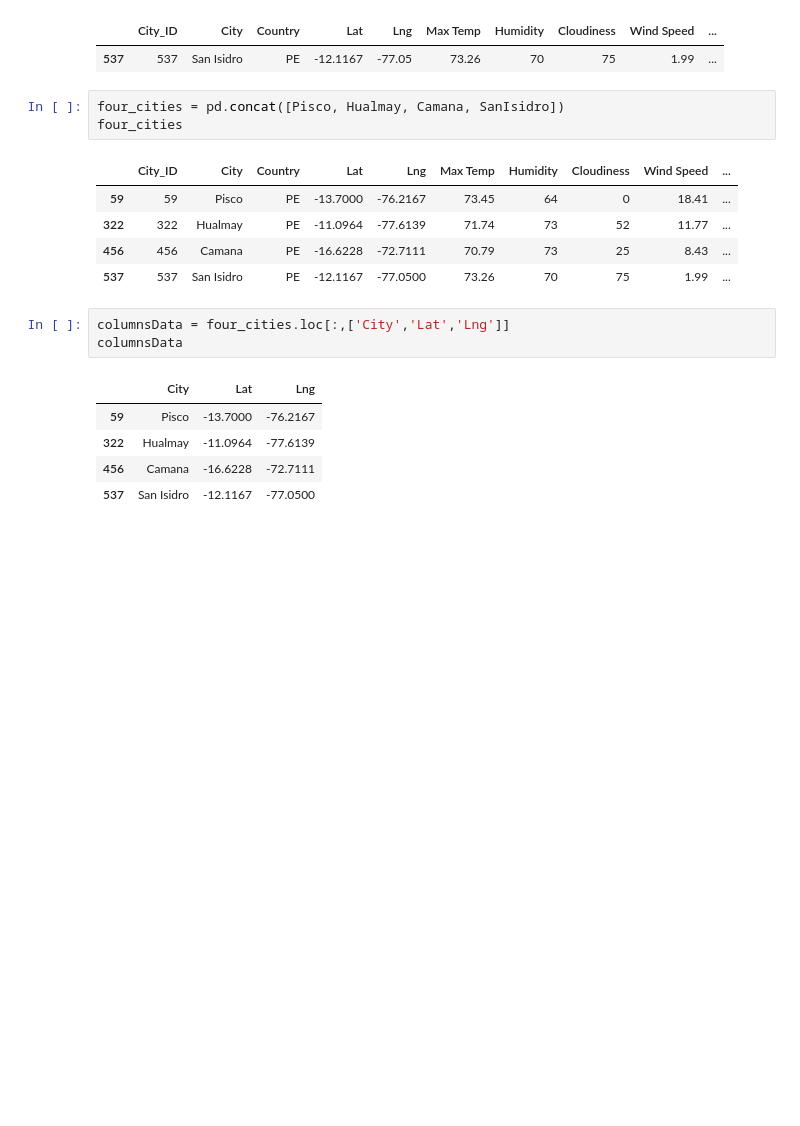
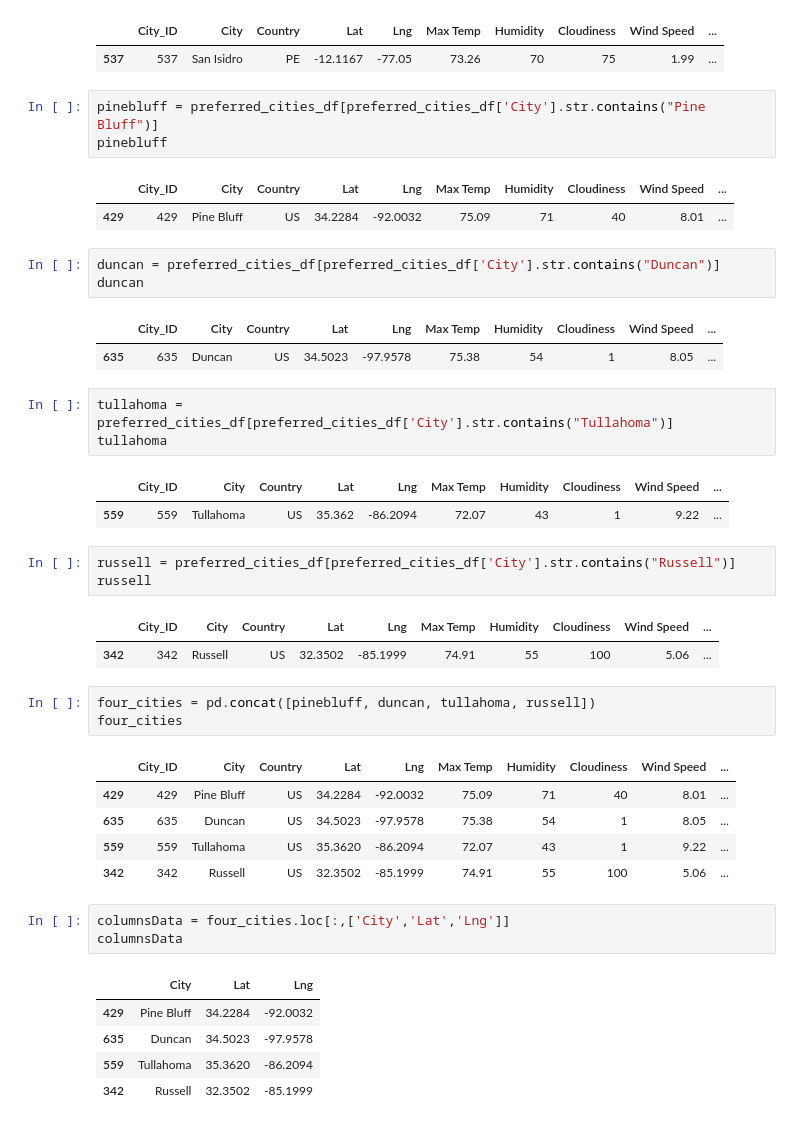
Before and after one commit to JohnJohnson913/World_Weather_Analysis, a Jupyter notebook: Vacation_Itinerary.ipynb, the cells around one changed output. Saved outputs shown, nothing was run; the diff lists cells and outputs as text; blank space fills up the shorter version.

```diff
--- a/Vacation_Itinerary.ipynb
+++ b/Vacation_Itinerary.ipynb
@@ -255,21 +247,45 @@ SanIsidro
 # %% [output]
 |  | City_ID | City | Country | Lat | Lng | Max Temp | Humidity | Cloudiness | Wind Speed | ... |
 | 537 | 537 | San Isidro | PE | -12.1167 | -77.05 | 73.26 | 70 | 75 | 1.99 | ... |
+# %%
+pinebluff = preferred_cities_df[preferred_cities_df['City'].str.contains("Pine Bluff")]
+pinebluff
+# %% [output]
+|  | City_ID | City | Country | Lat | Lng | Max Temp | Humidity | Cloudiness | Wind Speed | ... |
+| 429 | 429 | Pine Bluff | US | 34.2284 | -92.0032 | 75.09 | 71 | 40 | 8.01 | ... |
+# %%
+duncan = preferred_cities_df[preferred_cities_df['City'].str.contains("Duncan")]
+duncan
+# %% [output]
+|  | City_ID | City | Country | Lat | Lng | Max Temp | Humidity | Cloudiness | Wind Speed | ... |
+| 635 | 635 | Duncan | US | 34.5023 | -97.9578 | 75.38 | 54 | 1 | 8.05 | ... |
+# %%
+tullahoma = preferred_cities_df[preferred_cities_df['City'].str.contains("Tullahoma")]
+tullahoma
+# %% [output]
+|  | City_ID | City | Country | Lat | Lng | Max Temp | Humidity | Cloudiness | Wind Speed | ... |
+| 559 | 559 | Tullahoma | US | 35.362 | -86.2094 | 72.07 | 43 | 1 | 9.22 | ... |
+# %%
+russell = preferred_cities_df[preferred_cities_df['City'].str.contains("Russell")]
+russell
+# %% [output]
+|  | City_ID | City | Country | Lat | Lng | Max Temp | Humidity | Cloudiness | Wind Speed | ... |
+| 342 | 342 | Russell | US | 32.3502 | -85.1999 | 74.91 | 55 | 100 | 5.06 | ... |
 # %%
-four_cities = pd.concat([Pisco, Hualmay, Camana, SanIsidro])
+four_cities = pd.concat([pinebluff, duncan, tullahoma, russell])
 four_cities
 # %% [output]
 |  | City_ID | City | Country | Lat | Lng | Max Temp | Humidity | Cloudiness | Wind Speed | ... |
-| 59 | 59 | Pisco | PE | -13.7000 | -76.2167 | 73.45 | 64 | 0 | 18.41 | ... |
-| 322 | 322 | Hualmay | PE | -11.0964 | -77.6139 | 71.74 | 73 | 52 | 11.77 | ... |
-| 456 | 456 | Camana | PE | -16.6228 | -72.7111 | 70.79 | 73 | 25 | 8.43 | ... |
-| 537 | 537 | San Isidro | PE | -12.1167 | -77.0500 | 73.26 | 70 | 75 | 1.99 | ... |
+| 429 | 429 | Pine Bluff | US | 34.2284 | -92.0032 | 75.09 | 71 | 40 | 8.01 | ... |
+| 635 | 635 | Duncan | US | 34.5023 | -97.9578 | 75.38 | 54 | 1 | 8.05 | ... |
+| 559 | 559 | Tullahoma | US | 35.3620 | -86.2094 | 72.07 | 43 | 1 | 9.22 | ... |
+| 342 | 342 | Russell | US | 32.3502 | -85.1999 | 74.91 | 55 | 100 | 5.06 | ... |
 # %%
 columnsData = four_cities.loc[:,['City','Lat','Lng']]
 columnsData
 # %% [output]
 |  | City | Lat | Lng |
-| 59 | Pisco | -13.7000 | -76.2167 |
-| 322 | Hualmay | -11.0964 | -77.6139 |
-| 456 | Camana | -16.6228 | -72.7111 |
-| 537 | San Isidro | -12.1167 | -77.0500 |
+| 429 | Pine Bluff | 34.2284 | -92.0032 |
+| 635 | Duncan | 34.5023 | -97.9578 |
+| 559 | Tullahoma | 35.3620 | -86.2094 |
+| 342 | Russell | 32.3502 | -85.1999 |
```
Also changed, not shown: parts of 15 cells of this notebook.
